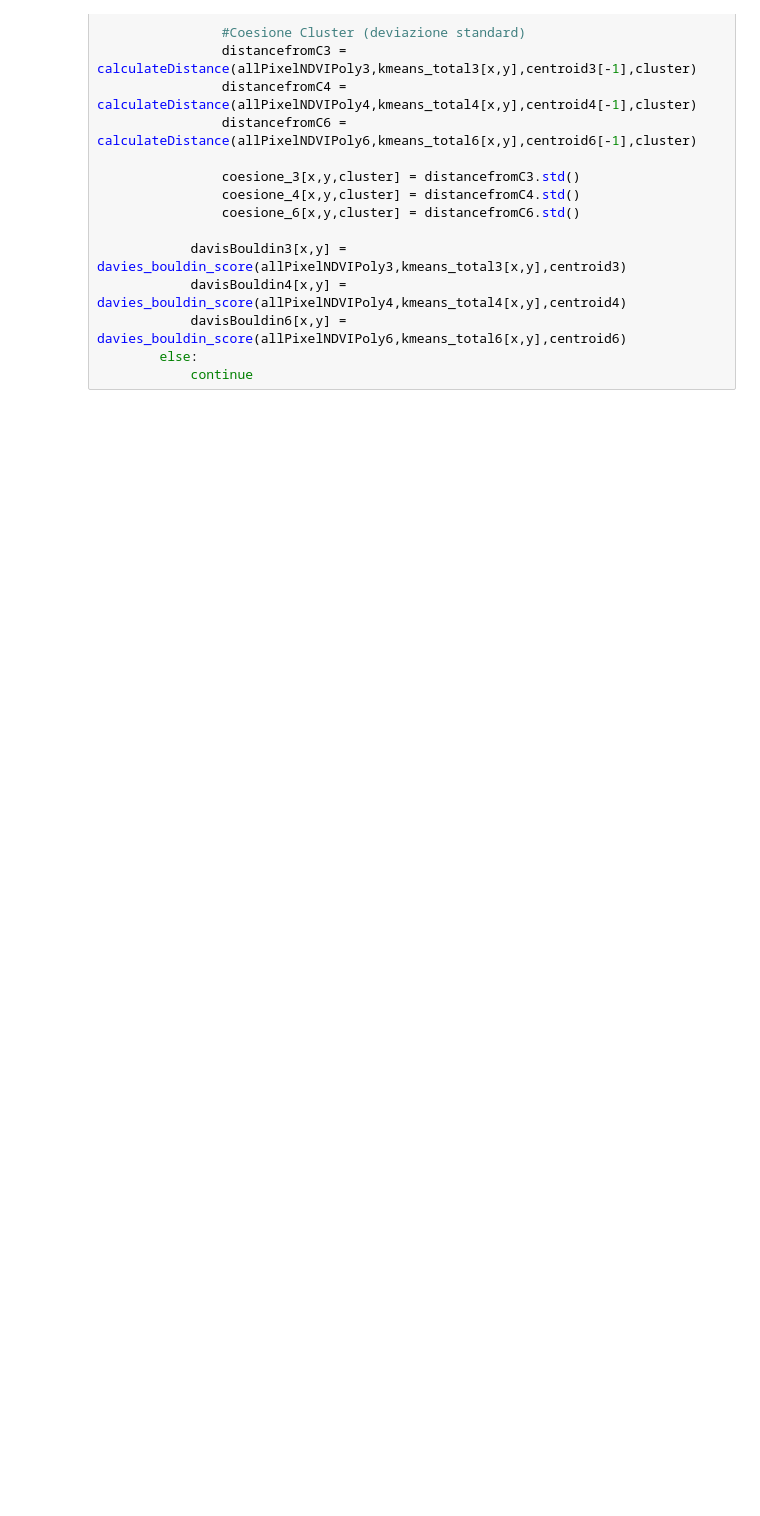
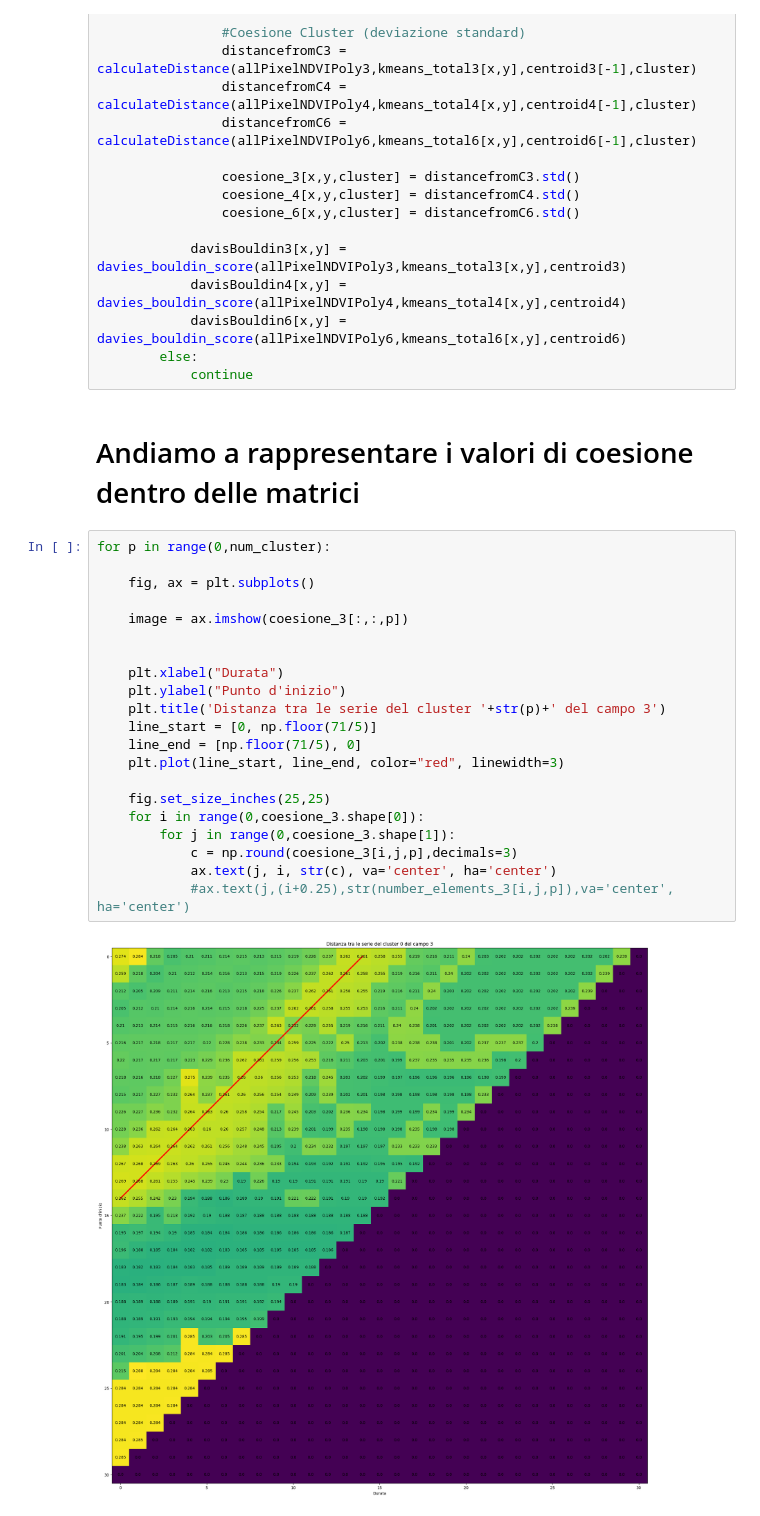
Before and after one commit to Simone-Scalella/BigDataProject, a Jupyter notebook: MetricsOnTS.ipynb, the cells around one changed output. Cells and saved outputs as stored; diff of their text form; blank space fills up the shorter version.

```diff
--- a/MetricsOnTS.ipynb
+++ b/MetricsOnTS.ipynb
@@ -259,3 +259,28 @@ for x in range(0,int(155/5)):
             davisBouldin6[x,y] = davies_bouldin_score(allPixelNDVIPoly6,kmeans_total6[x,y],centroid6)
         else:
             continue
+# %% [markdown]
+# Andiamo a rappresentare i valori di coesione dentro delle matrici
+# %%
+for p in range(0,num_cluster):
+
+    fig, ax = plt.subplots()
+
+    image = ax.imshow(coesione_3[:,:,p])
+
+
+    plt.xlabel("Durata")
+    plt.ylabel("Punto d'inizio")
+    plt.title('Distanza tra le serie del cluster '+str(p)+' del campo 3')
+    line_start = [0, np.floor(71/5)]
+    line_end = [np.floor(71/5), 0]
+    plt.plot(line_start, line_end, color="red", linewidth=3)
+
+    fig.set_size_inches(25,25)
+    for i in range(0,coesione_3.shape[0]):
+        for j in range(0,coesione_3.shape[1]):
+            c = np.round(coesione_3[i,j,p],decimals=3)
+            ax.text(j, i, str(c), va='center', ha='center')
+            #ax.text(j,(i+0.25),str(number_elements_3[i,j,p]),va='center', ha='center')
+# %% [output]
+[figure, added]
```
Also changed, not shown: parts of 8 cells of this notebook.
